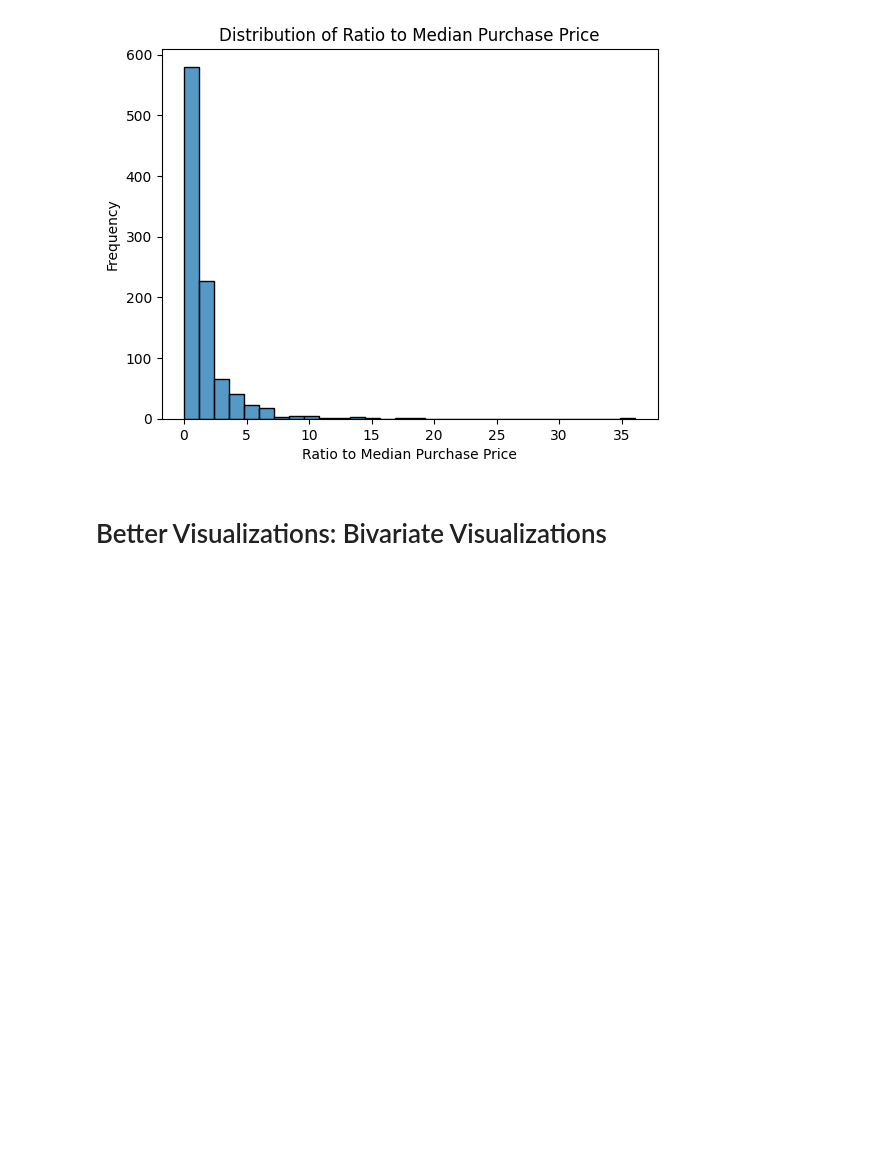
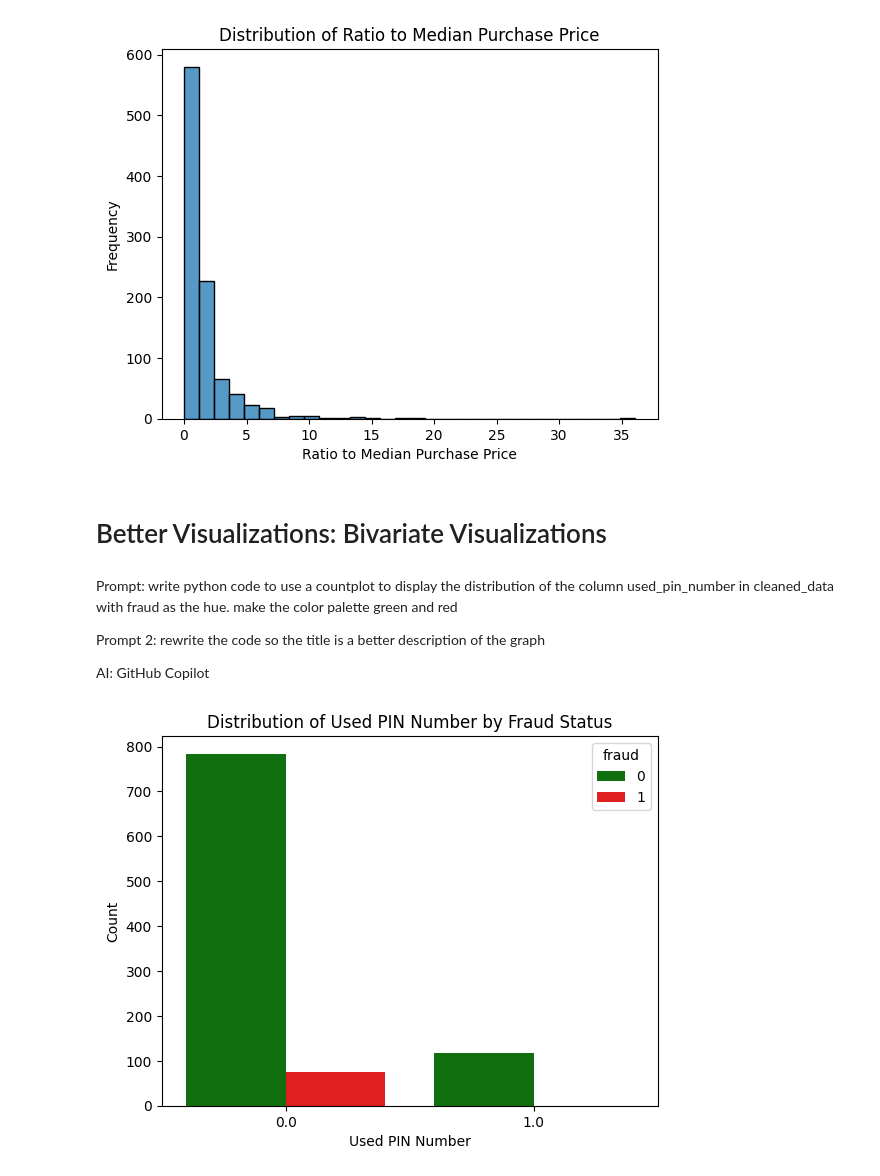
Before and after one commit to scottie-housholder/MAT311-AI-Assignment, a Jupyter notebook: AI_fraud_detection.ipynb, the cells around one changed output. Cells and saved outputs as stored; diff of their text form; code cells hidden in the pictures; blank space fills up the shorter version.

Commit message:
Started bivariate visualization

```diff
--- a/AI_fraud_detection.ipynb
+++ b/AI_fraud_detection.ipynb
@@ -205,3 +205,22 @@ plt.show()
 [figure]
 # %% [markdown]
 # Better Visualizations: Bivariate Visualizations
+# %% [markdown]
+Prompt: write python code to use a countplot to display the distribution of the column used_pin_number in cleaned_data with fraud as the hue. make the color palette green and red
+
+Prompt 2: rewrite the code so the title is a better description of the graph
+
+AI: GitHub Copilot
+# %%
+# Create a countplot for the 'used_pin_number' column with 'fraud' as the hue
+sns.countplot(x='used_pin_number', hue='fraud', data=cleaned_data, palette={0: 'green', 1: 'red'})
+
+# Add labels and title
+plt.title('Distribution of Used PIN Number by Fraud Status')
+plt.xlabel('Used PIN Number')
+plt.ylabel('Count')
+
+# Show the plot
+plt.show()
+# %% [output]
+[figure, added]
```
